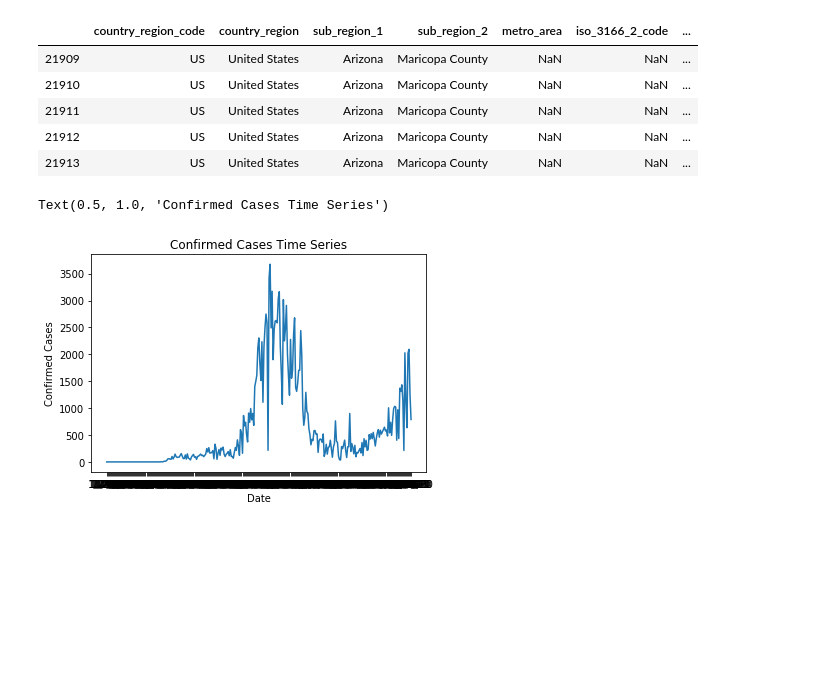
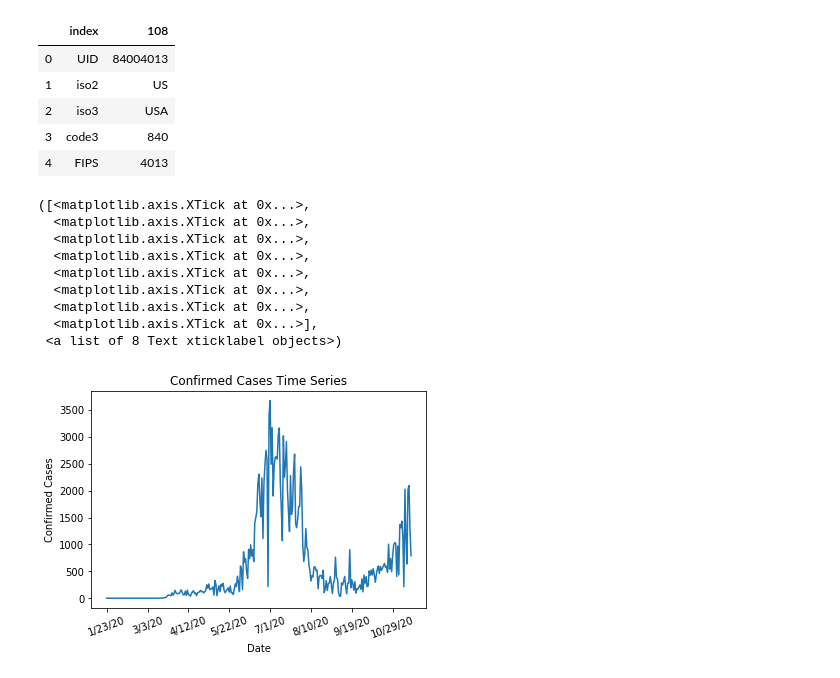
Before and after one commit to jcpeters1/100_days_of_code, a Jupyter notebook: local_covid.ipynb, the cells around one changed output. Saved outputs shown, nothing was run; the diff lists cells and outputs as text; code cells hidden in the pictures; blank space fills up the shorter version.

Commit message:
updated matplotlib x axis

```diff
--- a/local_covid.ipynb
+++ b/local_covid.ipynb
@@ -9,33 +10,44 @@ us_mobility = pd.read_csv('data/2020_US_Region_Mobility_Report.csv')
 maricopa_covid = us_covid.loc[(us_covid['Admin2'] == 'Maricopa')]
 maricopa_mobility = us_mobility.loc[us_mobility['sub_region_2'] == 'Maricopa County']
 maricopa_covid = maricopa_covid.T.reset_index()
-maricopa_mobility.head()
 # %% [output]
-|  | country_region_code | country_region | sub_region_1 | sub_region_2 | metro_area | iso_3166_2_code | ... |
-| 21909 | US | United States | Arizona | Maricopa County | NaN | NaN | ... |
-| 21910 | US | United States | Arizona | Maricopa County | NaN | NaN | ... |
-| 21911 | US | United States | Arizona | Maricopa County | NaN | NaN | ... |
-| 21912 | US | United States | Arizona | Maricopa County | NaN | NaN | ... |
-| 21913 | US | United States | Arizona | Maricopa County | NaN | NaN | ... |
+|  | index | 108 |
+| 0 | UID | 84004013 |
+| 1 | iso2 | US |
+| 2 | iso3 | USA |
+| 3 | code3 | 840 |
+| 4 | FIPS | 4013 |
 # %%
 plot_date = maricopa_covid.loc[11:]
 date = maricopa_covid['index'].loc[12:].tolist()
 cases = plot_date[108].tolist()
 
 daily = []
 for i in range(len(cases)-1):
     change = 0
     change = cases[i+1] - cases[i]
     daily.append(change)
     i += 1
 
+months = mdates.MonthLocator()
+
 plt.plot(date, daily)
 plt.xlabel("Date")
 plt.ylabel("Confirmed Cases")
 plt.title("Confirmed Cases Time Series")
+
+plt.xticks(np.arange(0, 299, step=40),rotation=20)
 # %% [output]
-Text(0.5, 1.0, 'Confirmed Cases Time Series')
+([<matplotlib.axis.XTick at 0x...>,
+  <matplotlib.axis.XTick at 0x...>,
+  <matplotlib.axis.XTick at 0x...>,
+  <matplotlib.axis.XTick at 0x...>,
+  <matplotlib.axis.XTick at 0x...>,
+  <matplotlib.axis.XTick at 0x...>,
+  <matplotlib.axis.XTick at 0x...>,
+  <matplotlib.axis.XTick at 0x...>],
+ <a list of 8 Text xticklabel objects>)
-[figure, old version]
+[figure, new version]
 # %%
 df = pd.DataFrame({'Date' : date,
                   'New Cases' : daily})
```
Also changed, not shown: parts of 5 cells of this notebook.
